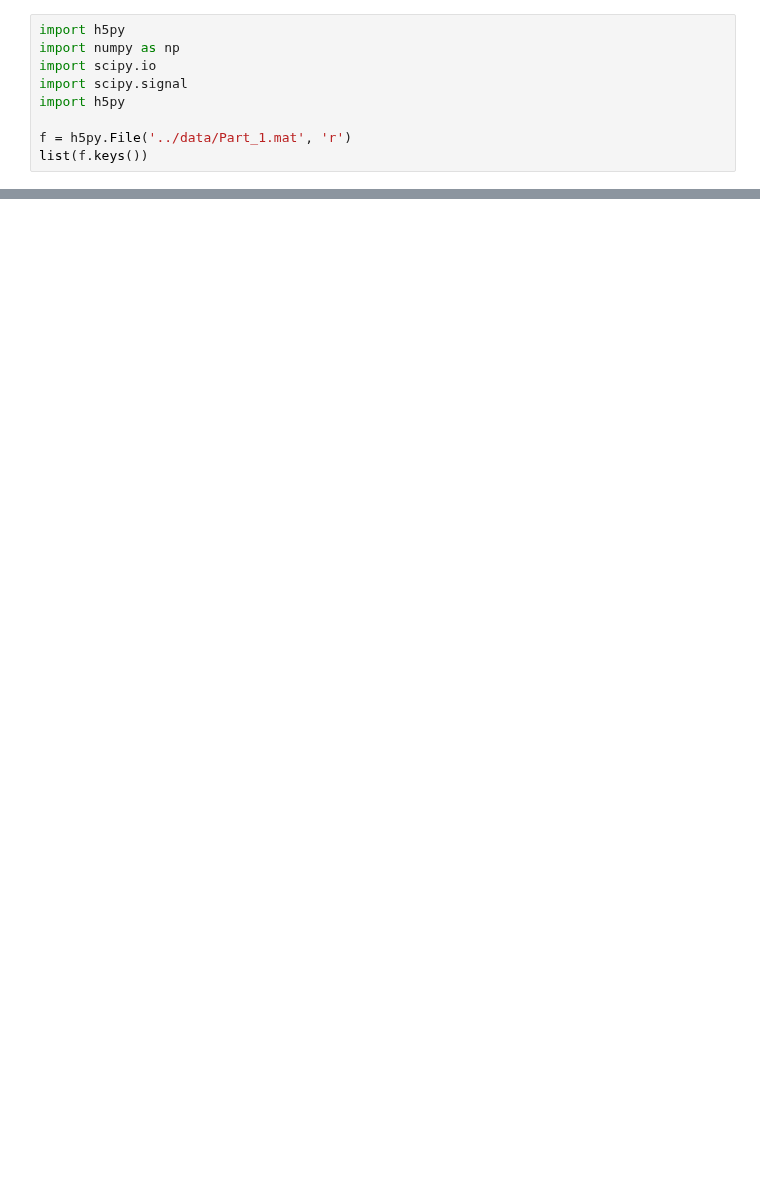
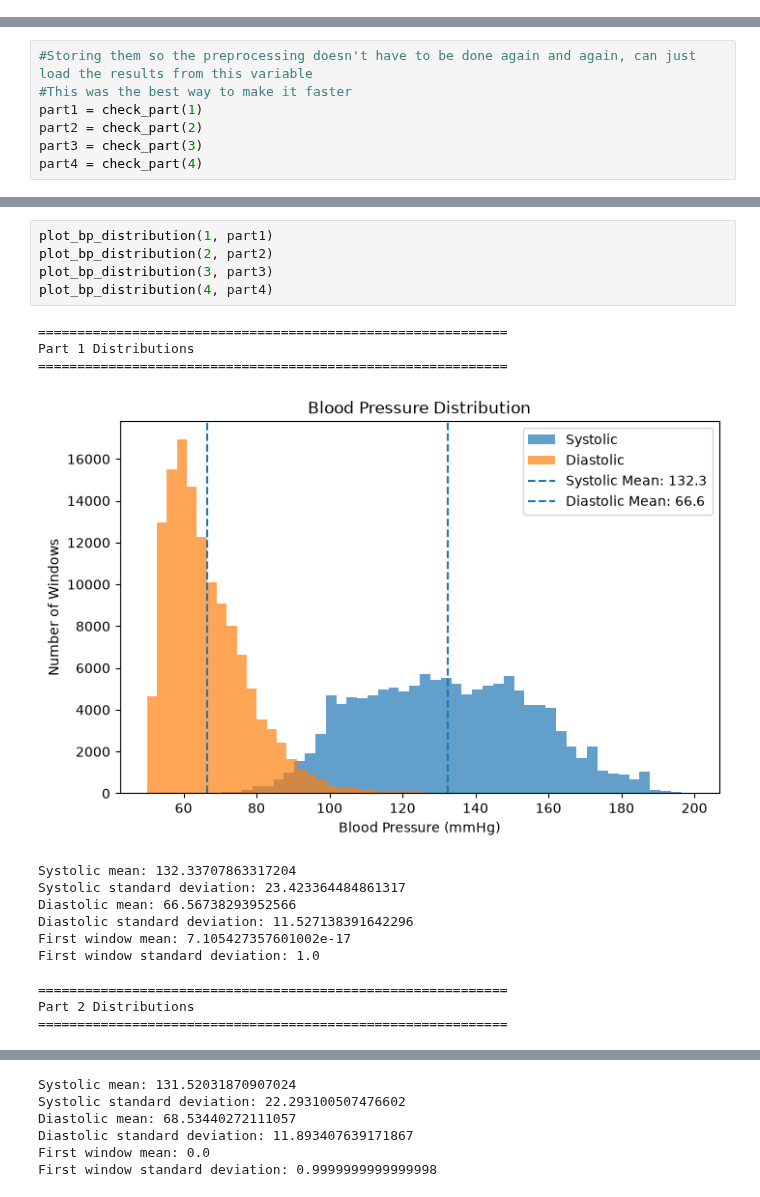
Before and after one commit to Break-Through-Tech/Microsoft-1B-educational-blood-pressure-estimation, a Jupyter notebook: notebooks/main.ipynb, the cells around one changed output, grey strips where cells are left out. Drawn from its saved outputs; the diff is of its cells as text; blank space fills up the shorter version.

```diff
--- a/notebooks/main.ipynb
+++ b/notebooks/main.ipynb
@@ -1,9 +0,0 @@
-# %%
-import h5py
-import numpy as np
-import scipy.io
-import scipy.signal
-import h5py
-
-f = h5py.File('../data/Part_1.mat', 'r')
-list(f.keys())
@@ -147,0 +158,7 @@ Window for 0.0 cluster (23657): 37
+# %%
+#Storing them so the preprocessing doesn't have to be done again and again, can just load the results from this variable
+#This was the best way to make it faster
+part1 = check_part(1)
+part2 = check_part(2)
+part3 = check_part(3)
+part4 = check_part(4)
@@ -147,0 +284,20 @@ Window for 0.0 cluster (23657): 37
+# %%
+plot_bp_distribution(1, part1)
+plot_bp_distribution(2, part2)
+plot_bp_distribution(3, part3)
+plot_bp_distribution(4, part4)
+# %% [output]
+============================================================
+Part 1 Distributions
+============================================================
+[figure, added]
+Systolic mean: 132.33707863317204
+Systolic standard deviation: 23.423364484861317
+Diastolic mean: 66.56738293952566
+Diastolic standard deviation: 11.527138391642296
+First window mean: 7.105427357601002e-17
+First window standard deviation: 1.0
+
+============================================================
+Part 2 Distributions
+============================================================
@@ -147,0 +327,6 @@ Window for 0.0 cluster (23657): 37
+Systolic mean: 131.52031870907024
+Systolic standard deviation: 22.293100507476602
+Diastolic mean: 68.53440272111057
+Diastolic standard deviation: 11.893407639171867
+First window mean: 0.0
+First window standard deviation: 0.9999999999999998
```
Also changed, not shown: parts of 53 cells of this notebook, 1 other file.
